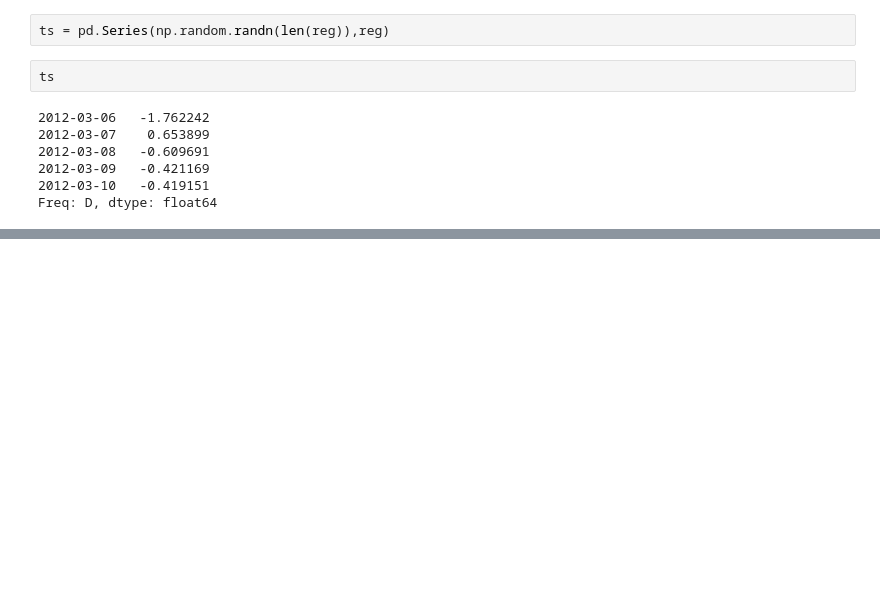
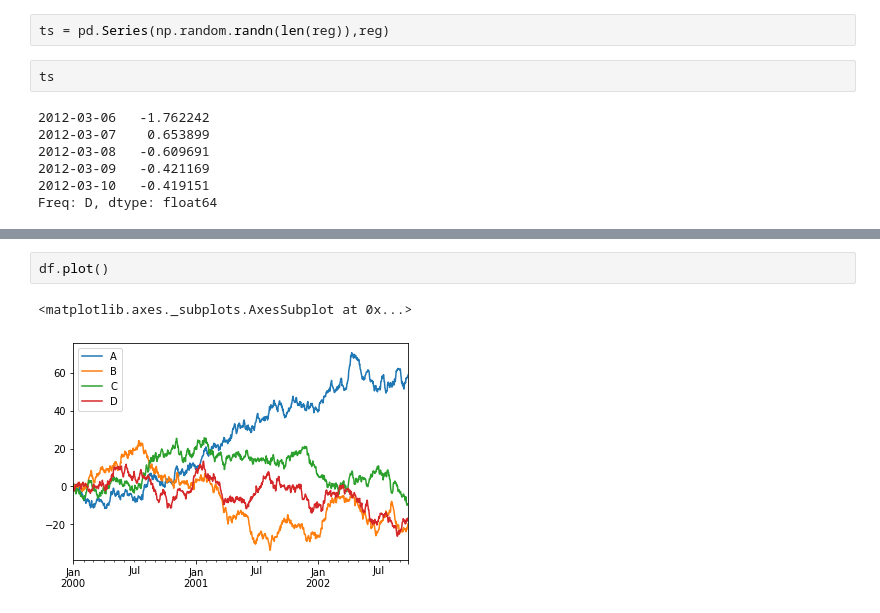
Before and after one commit to chitranjanit/pandas-docs-practics, a Jupyter notebook: day-1/docs-3.2.ipynb, the cells around one changed output, grey strips where cells are left out. Drawn from its saved outputs; the diff is of its cells as text; blank space fills up the shorter version.

```diff
--- a/day-1/docs-3.2.ipynb
+++ b/day-1/docs-3.2.ipynb
@@ -947,0 +1282,5 @@ ts_ut
+# %%
+df.plot()
+# %% [output]
+<matplotlib.axes._subplots.AxesSubplot at 0x...>
+[figure, added]
```
Also changed, not shown: parts of 85 cells of this notebook.
